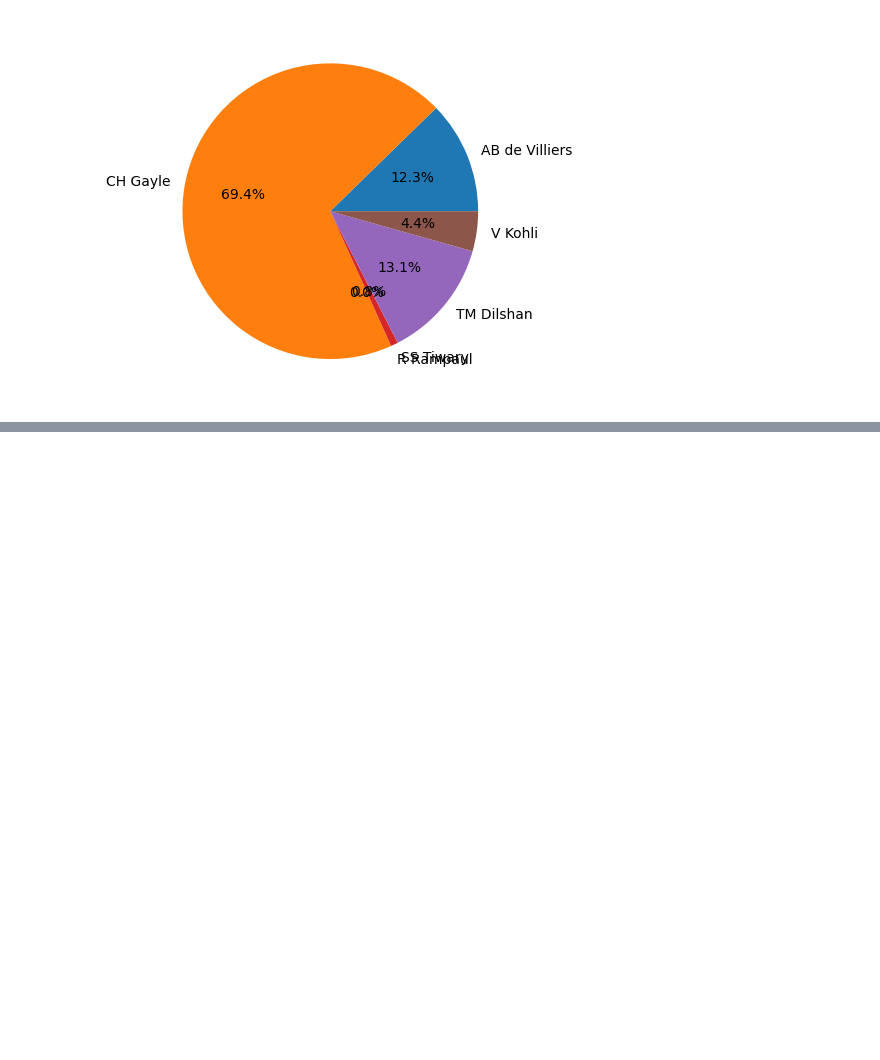
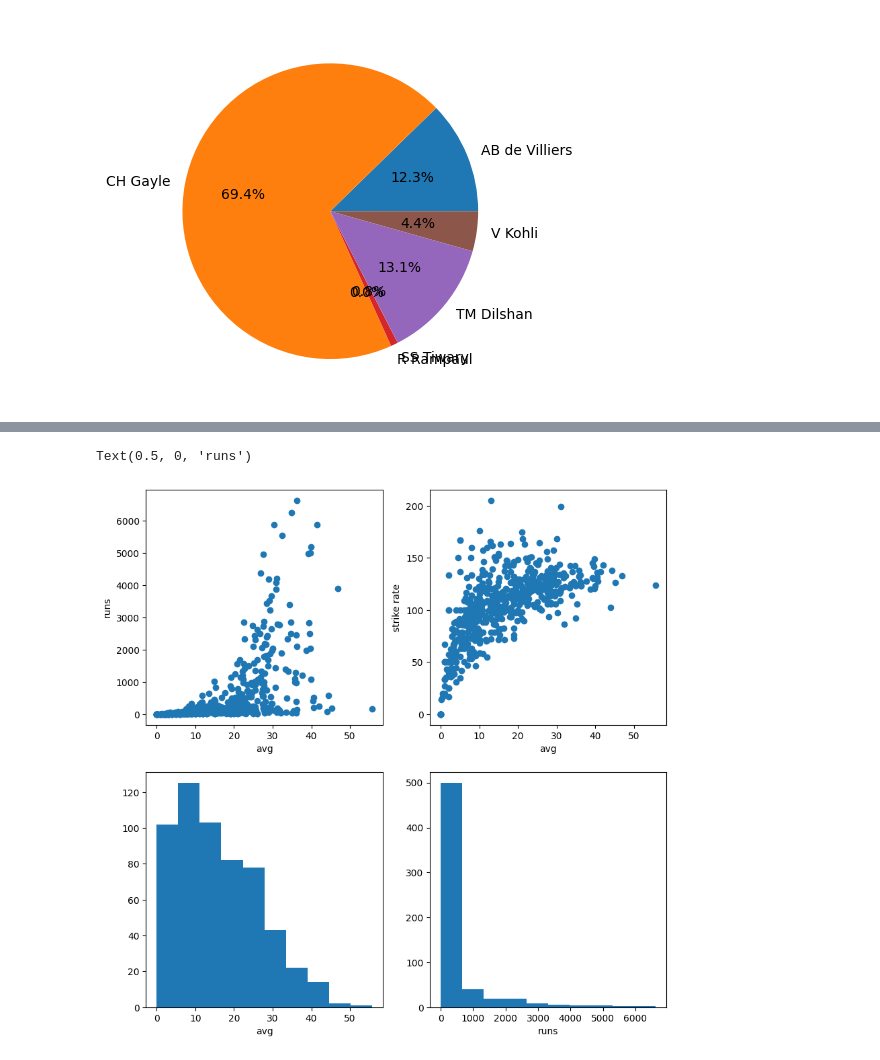
Before and after one commit to priyansh-commits/practice, a Jupyter notebook: pandas_and_numpy_rev.ipynb, the cells around one changed output, grey strips where cells are left out. Cells and saved outputs as stored; diff of their text form; code cells hidden in the pictures; blank space fills up the shorter version.

```diff
--- a/pandas_and_numpy_rev.ipynb
+++ b/pandas_and_numpy_rev.ipynb
@@ -446,0 +486,15 @@ plt.show()
+# %%
+fig,ax=plt.subplots(nrows=2,ncols=2,figsize=(10,10))
+ax[0][0].scatter(bat['avg'],bat['runs'])
+ax[0][1].scatter(bat['avg'],bat['strike_rate'])
+ax[0][0].set_xlabel('avg')
+ax[0][0].set_ylabel('runs')
+ax[0][1].set_xlabel('avg')
+ax[0][1].set_ylabel('strike rate')
+ax[1][0].hist(bat['avg'])
+ax[1][0].set_xlabel('avg')
+ax[1][1].hist(bat['runs'])
+ax[1][1].set_xlabel('runs')
+# %% [output]
+Text(0.5, 0, 'runs')
+[figure, added]
```
Also changed, not shown: parts of 18 cells of this notebook.
